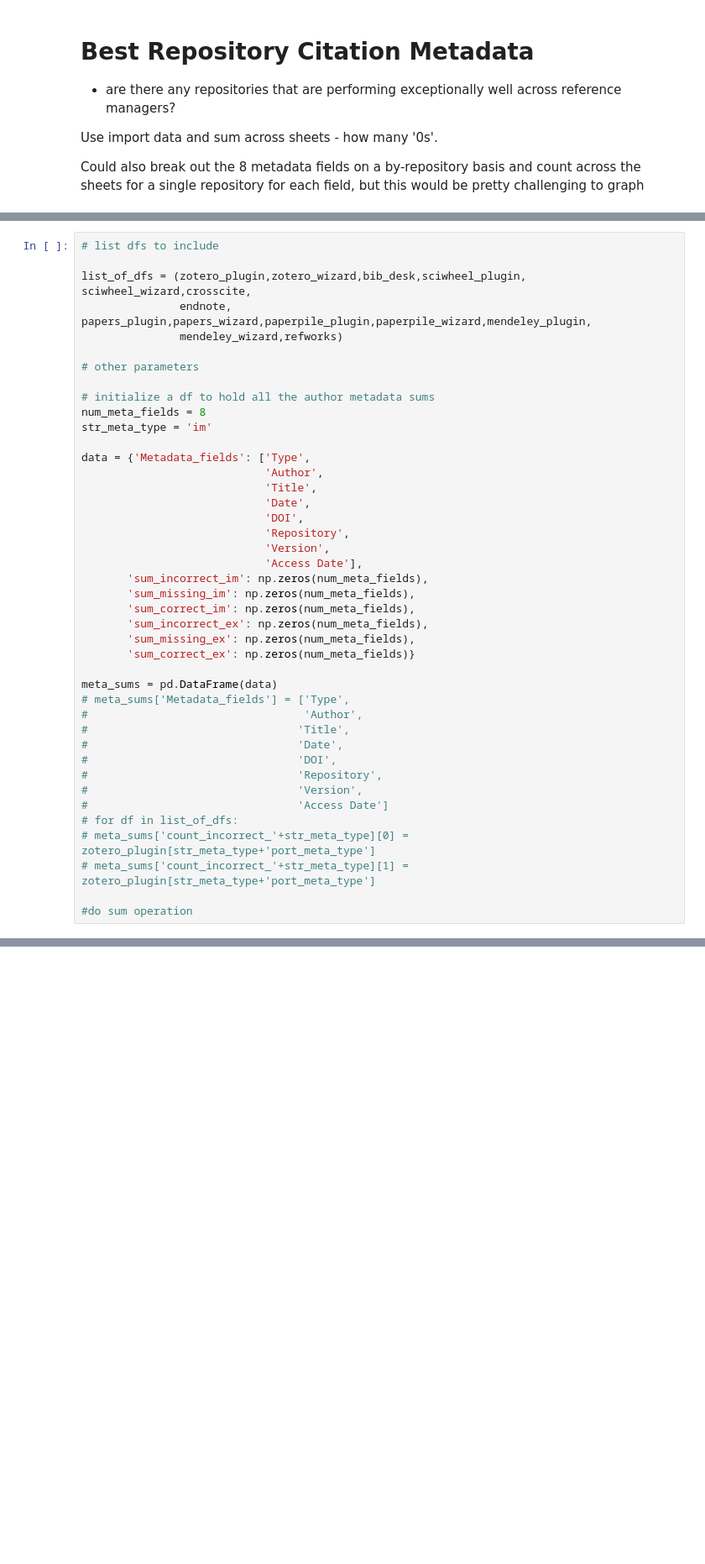
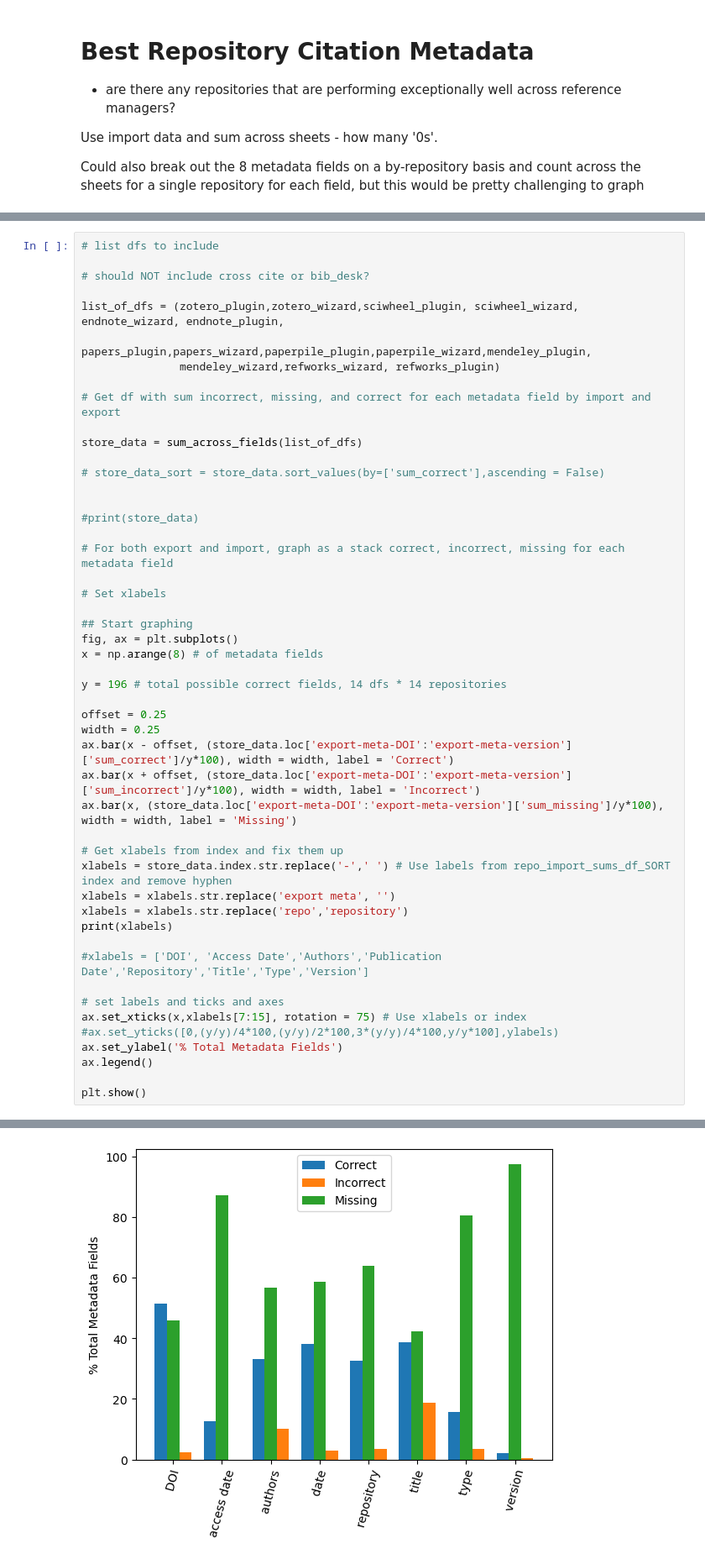
Before and after one commit to kvrouwenvelder/reference-manager-analysis, a Jupyter notebook: reference-manager-citations-ESIP.ipynb, the cells around one changed output, grey strips where cells are left out. Shown at 84% size. Saved outputs shown, nothing was run; the diff lists cells and outputs as text; blank space fills up the shorter version.

```diff
--- a/reference-manager-citations-ESIP.ipynb
+++ b/reference-manager-citations-ESIP.ipynb
@@ -329,42 +371,50 @@ next will need to use the same logic as count_fields to sum across list_of_dfs f
 # %%
 # list dfs to include
 
-list_of_dfs = (zotero_plugin,zotero_wizard,bib_desk,sciwheel_plugin, sciwheel_wizard,crosscite,
-               endnote, papers_plugin,papers_wizard,paperpile_plugin,paperpile_wizard,mendeley_plugin,
-               mendeley_wizard,refworks)
+# should NOT include cross cite or bib_desk?
 
-# other parameters
+list_of_dfs = (zotero_plugin,zotero_wizard,sciwheel_plugin, sciwheel_wizard, endnote_wizard, endnote_plugin,
+               papers_plugin,papers_wizard,paperpile_plugin,paperpile_wizard,mendeley_plugin,
+               mendeley_wizard,refworks_wizard, refworks_plugin)
 
-# initialize a df to hold all the author metadata sums
-num_meta_fields = 8
-str_meta_type = 'im'
+# Get df with sum incorrect, missing, and correct for each metadata field by import and export
 
-data = {'Metadata_fields': ['Type',
-                            'Author',
-                            'Title',
-                            'Date',
-                            'DOI',
-                            'Repository',
-                            'Version',
-                            'Access Date'],
-       'sum_incorrect_im': np.zeros(num_meta_fields),
-       'sum_missing_im': np.zeros(num_meta_fields),
-       'sum_correct_im': np.zeros(num_meta_fields),
-       'sum_incorrect_ex': np.zeros(num_meta_fields),
-       'sum_missing_ex': np.zeros(num_meta_fields),
-       'sum_correct_ex': np.zeros(num_meta_fields)}
+store_data = sum_across_fields(list_of_dfs)
 
-meta_sums = pd.DataFrame(data)
-# meta_sums['Metadata_fields'] = ['Type',
-#                                 'Author',
-#                                'Title',
-#                                'Date',
-#                                'DOI',
-#                                'Repository',
-#                                'Version',
-#                                'Access Date']
-# for df in list_of_dfs:
-# meta_sums['count_incorrect_'+str_meta_type][0] = zotero_plugin[str_meta_type+'port_meta_type']
-# meta_sums['count_incorrect_'+str_meta_type][1] = zotero_plugin[str_meta_type+'port_meta_type']
+# store_data_sort = store_data.sort_values(by=['sum_correct'],ascending = False)
 
-#do sum operation
+
+#print(store_data)
+
+# For both export and import, graph as a stack correct, incorrect, missing for each metadata field
+
+# Set xlabels
+
+## Start graphing
+fig, ax = plt.subplots()
+x = np.arange(8) # of metadata fields
+
+y = 196 # total possible correct fields, 14 dfs * 14 repositories
+
+offset = 0.25
+width = 0.25
+ax.bar(x - offset, (store_data.loc['export-meta-DOI':'export-meta-version']['sum_correct']/y*100), width = width, label = 'Correct')
+ax.bar(x + offset, (store_data.loc['export-meta-DOI':'export-meta-version']['sum_incorrect']/y*100), width = width, label = 'Incorrect')
+ax.bar(x, (store_data.loc['export-meta-DOI':'export-meta-version']['sum_missing']/y*100), width = width, label = 'Missing')
+
+# Get xlabels from index and fix them up
+xlabels = store_data.index.str.replace('-',' ') # Use labels from repo_import_sums_df_SORT index and remove hyphen
+xlabels = xlabels.str.replace('export meta', '')
+xlabels = xlabels.str.replace('repo','repository')
+print(xlabels)
+
+#xlabels = ['DOI', 'Access Date','Authors','Publication Date','Repository','Title','Type','Version']
+
+# set labels and ticks and axes
+ax.set_xticks(x,xlabels[7:15], rotation = 75) # Use xlabels or index
+#ax.set_yticks([0,(y/y)/4*100,(y/y)/2*100,3*(y/y)/4*100,y/y*100],ylabels)
+ax.set_ylabel('% Total Metadata Fields')
+ax.legend()
+
+plt.show()
+# %% [output]
@@ -370,0 +429 @@ meta_sums = pd.DataFrame(data)
+[figure, added]
```
Also changed, not shown: parts of 7 cells of this notebook.
